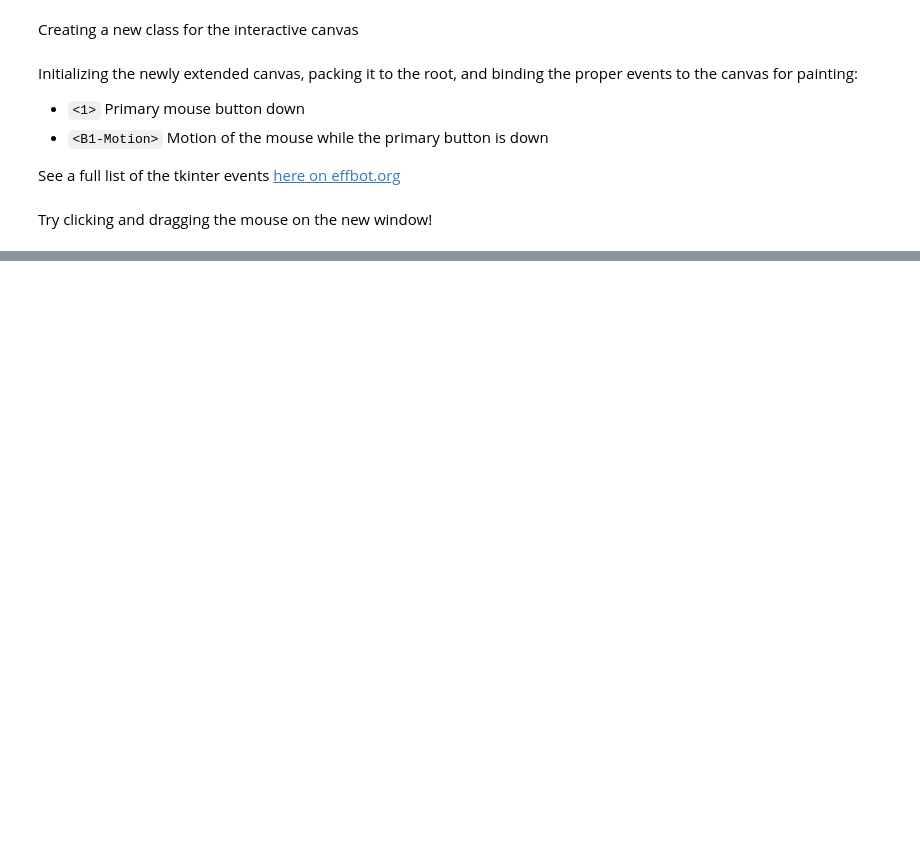
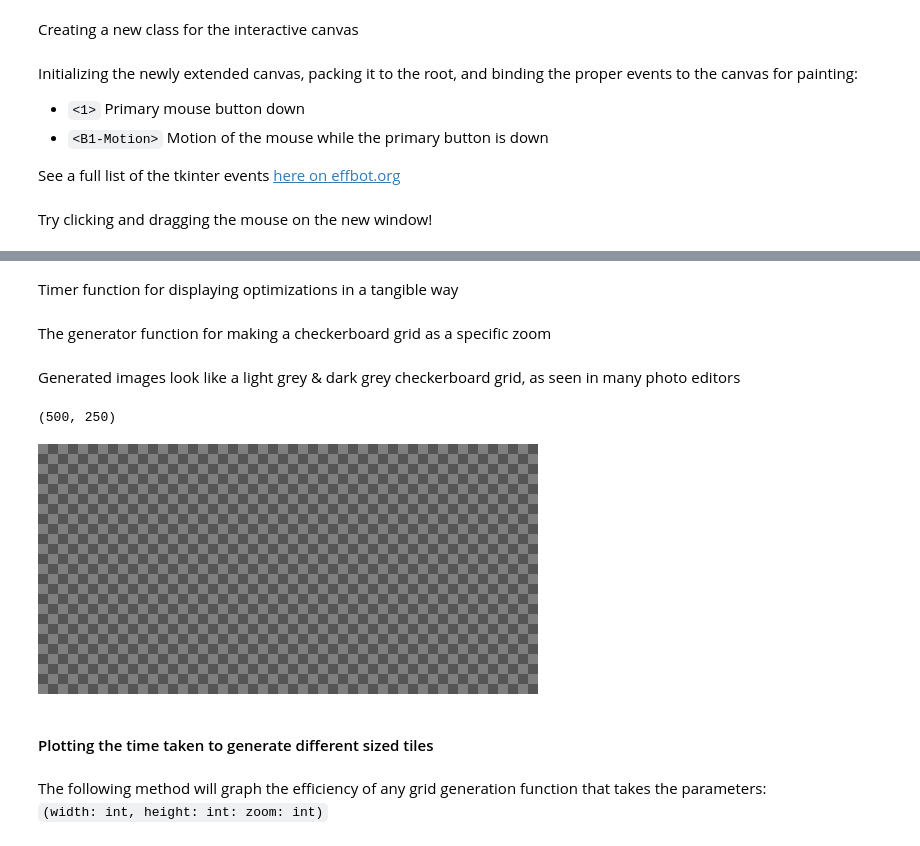
Before and after one commit to radiosketch/edu, a Jupyter notebook: Software Engineering/GUI Design/GIF Editor/developer_notes.ipynb, the cells around one changed output, grey strips where cells are left out. Saved outputs shown, nothing was run; the diff lists cells and outputs as text; code cells hidden in the pictures; blank space fills up the shorter version.

````diff
--- a/Software Engineering/GUI Design/GIF Editor/developer_notes.ipynb
+++ b/Software Engineering/GUI Design/GIF Editor/developer_notes.ipynb
@@ -82,0 +92,51 @@ Try clicking and dragging the mouse on the new window!
+# %% [markdown]
+Timer function for displaying optimizations in a tangible way
+# %%
+import time
+def timeit(func, *args, **kwargs):
+  '''
+  Stopwatch for any function
+  '''
+  start = time.time()
+  out = func(*args, **kwargs)
+  dt = time.time() - start
+  return dt, out
+# %% [markdown]
+The generator function for making a checkerboard grid as a specific zoom
+# %%
+# Generate a small section of background
+def generate_tile(zoom=1, width=250, height=250):
+  # Define grid colors
+  lg = 255 // 2
+  dg = 255 // 3
+
+  # Starting by making a much smaller image
+  # Making the grid cells the right size is done later using img.resize()
+  # Using math.ceil so the dimensions are integers
+  u_width = math.ceil(width / zoom)
+  u_height = math.ceil(height / zoom)
+  img = Image.new('RGB', (u_width, u_height), color=(dg, dg, dg))
+
+  # Change every other pixel to get a checkboard
+  pixels = img.load()
+  k = 0
+  for i in range(0, img.size[0]):
+    for j in range(k, img.size[1], 2):
+      pixels[i, j] = (lg, lg, lg)
+    k = not k
+
+  # Return the full size image, size rounded to fit grid cells evenly
+  # Resampling with Image.BOX will not use any smoothing
+  return img.resize((u_width * zoom, u_height * zoom), resample=Image.BOX)
+# %% [markdown]
+Generated images look like a light grey & dark grey checkerboard grid, as seen in many photo editors
+# %%
+# Zoom is equivalent to the size of each grid cell in pixels
+t, img = timeit(generate_tile, zoom=10, width=500, height=250)
+print(img.size)
+display(img)
+# %% [output]
+(500, 250)
+[figure, added]
+# %% [markdown]
+#### Plotting the time taken to generate different sized tiles
@@ -82,0 +153,3 @@ Try clicking and dragging the mouse on the new window!
+# %% [markdown]
+The following method will graph the efficiency of any grid generation function that takes the parameters:
+```(width: int, height: int: zoom: int)```
````
Also changed, not shown: parts of 10 cells of this notebook.
